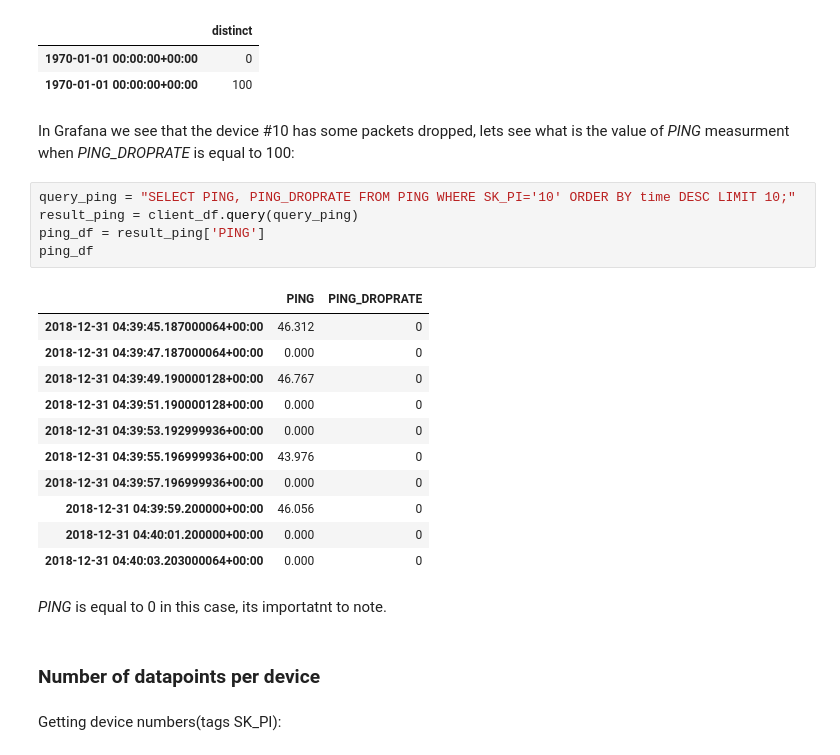
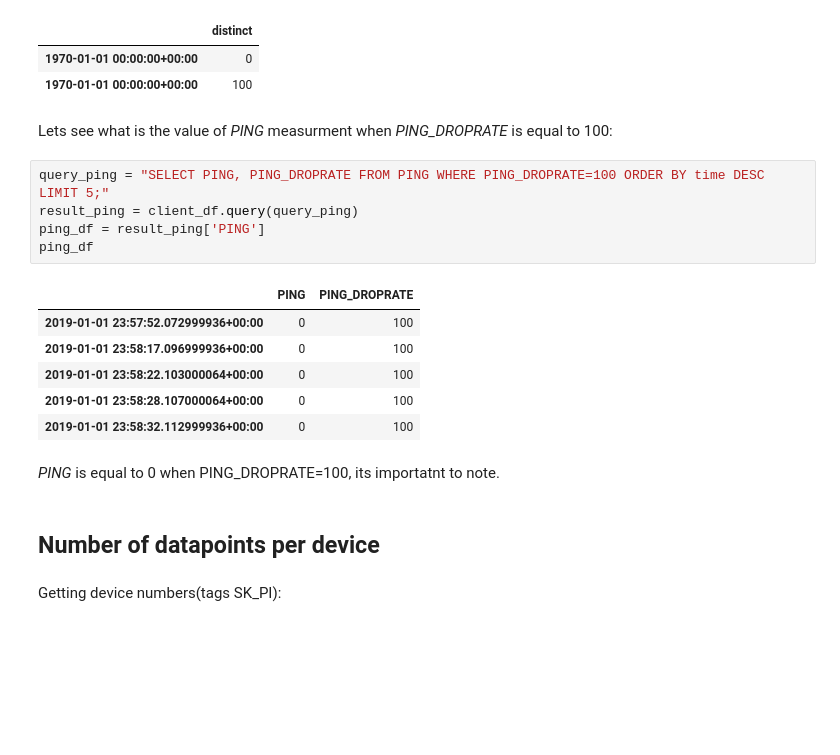
Before and after one commit to cybera/connectin, a Jupyter notebook: data_analysis/Ping_statistics.ipynb, the cells around one changed output. Cells and saved outputs as stored; diff of their text form; blank space fills up the shorter version.

```diff
--- a/data_analysis/Ping_statistics.ipynb
+++ b/data_analysis/Ping_statistics.ipynb
@@ -123,28 +127,23 @@ ping_df
 | 1970-01-01 00:00:00+00:00 | 0 |
 | 1970-01-01 00:00:00+00:00 | 100 |
 # %% [markdown]
-In Grafana we see that the device #10 has  some packets dropped, lets see what is the value of *PING* measurment when *PING_DROPRATE* is equal to 100:
+Lets see what is the value of *PING* measurment when *PING_DROPRATE* is equal to 100:
 # %%
-query_ping = "SELECT PING, PING_DROPRATE FROM PING WHERE SK_PI='10' ORDER BY time DESC LIMIT 10;"
+query_ping = "SELECT PING, PING_DROPRATE FROM PING WHERE PING_DROPRATE=100 ORDER BY time DESC LIMIT 5;"
 result_ping = client_df.query(query_ping)
 ping_df = result_ping['PING']
 ping_df
 # %% [output]
 |  | PING | PING_DROPRATE |
-| 2018-12-31 04:39:45.187000064+00:00 | 46.312 | 0 |
-| 2018-12-31 04:39:47.187000064+00:00 | 0.000 | 0 |
-| 2018-12-31 04:39:49.190000128+00:00 | 46.767 | 0 |
-| 2018-12-31 04:39:51.190000128+00:00 | 0.000 | 0 |
-| 2018-12-31 04:39:53.192999936+00:00 | 0.000 | 0 |
-| 2018-12-31 04:39:55.196999936+00:00 | 43.976 | 0 |
-| 2018-12-31 04:39:57.196999936+00:00 | 0.000 | 0 |
-| 2018-12-31 04:39:59.200000+00:00 | 46.056 | 0 |
-| 2018-12-31 04:40:01.200000+00:00 | 0.000 | 0 |
-| 2018-12-31 04:40:03.203000064+00:00 | 0.000 | 0 |
+| 2019-01-01 23:57:52.072999936+00:00 | 0 | 100 |
+| 2019-01-01 23:58:17.096999936+00:00 | 0 | 100 |
+| 2019-01-01 23:58:22.103000064+00:00 | 0 | 100 |
+| 2019-01-01 23:58:28.107000064+00:00 | 0 | 100 |
+| 2019-01-01 23:58:32.112999936+00:00 | 0 | 100 |
 # %% [markdown]
-*PING* is equal to 0 in this case, its importatnt to note.
+*PING* is equal to 0 when PING_DROPRATE=100, its importatnt to note.
 # %% [markdown]
-### Number of datapoints per device
+## Number of datapoints per device
 # %% [markdown]
 Getting device numbers(tags SK_PI):
 # %%
```
Also changed, not shown: parts of 24 cells of this notebook.
